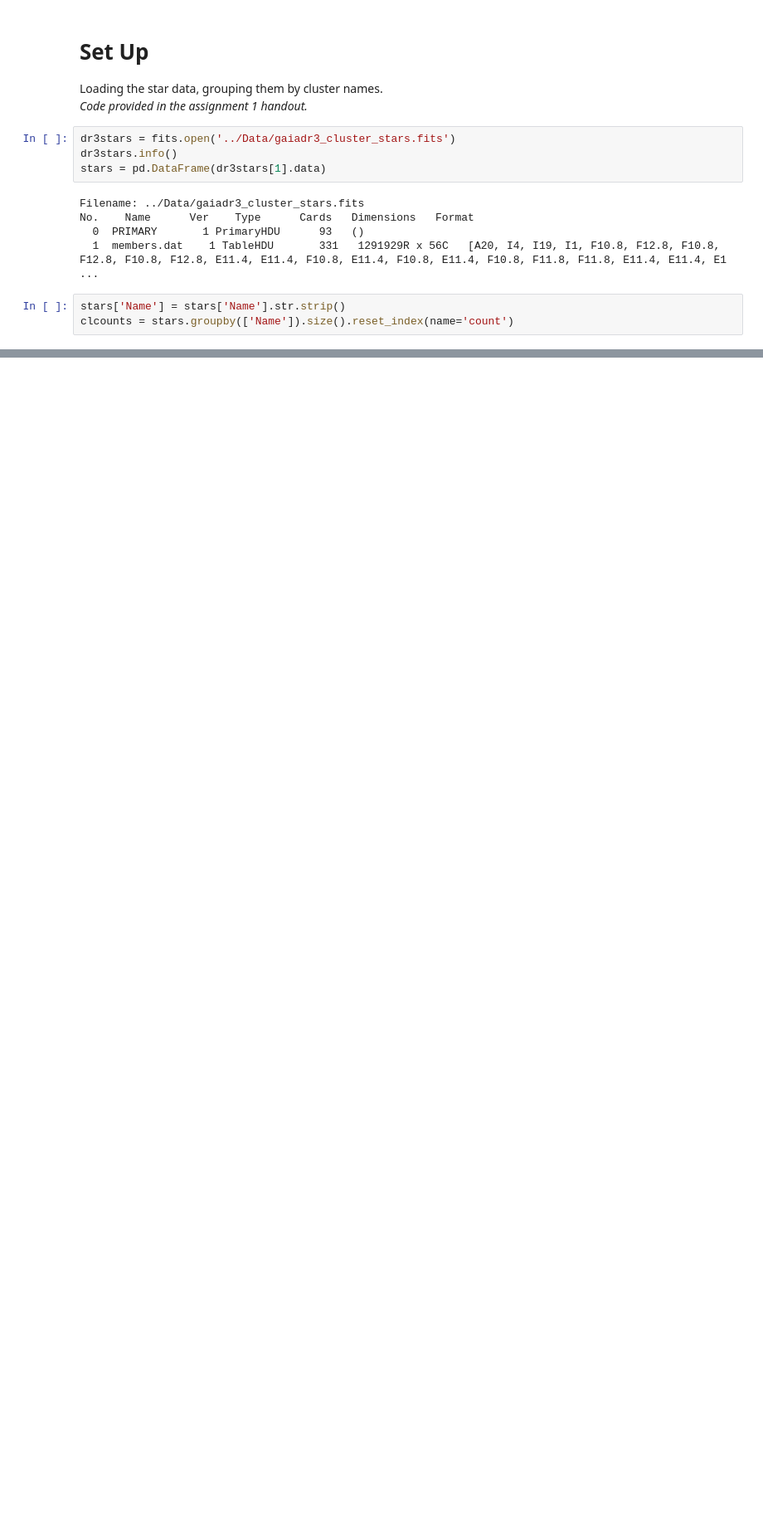
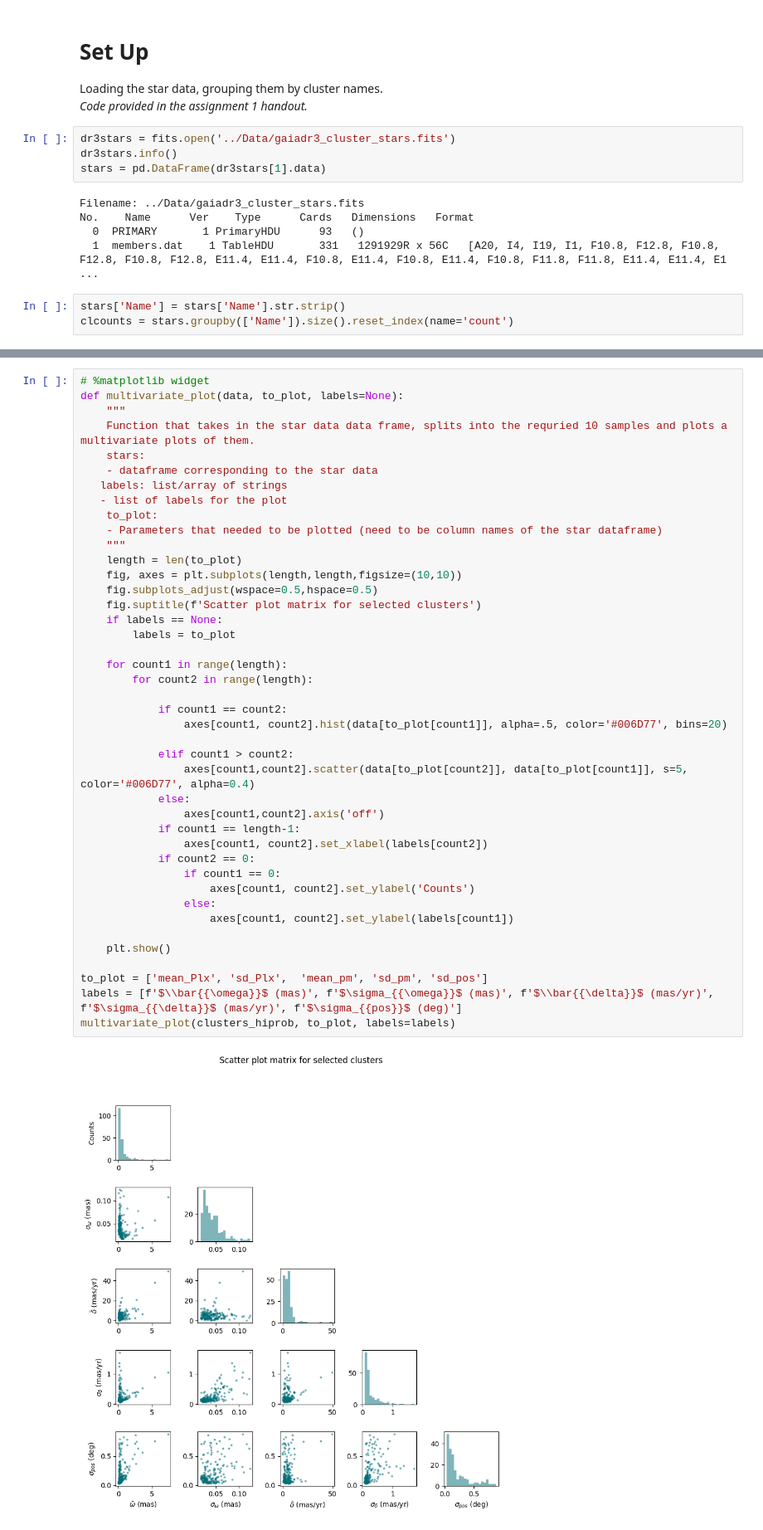
Before and after one commit to ShashanthS/Statistical-Methods, a Jupyter notebook: Assignment 2/StatMethods_Assignment2_ShashanthSriramanathan.ipynb, the cells around one changed output, grey strips where cells are left out. Shown at 83% size. Cells and saved outputs as stored; diff of their text form; blank space fills up the shorter version.

```diff
--- a/Assignment 2/StatMethods_Assignment2_ShashanthSriramanathan.ipynb
+++ b/Assignment 2/StatMethods_Assignment2_ShashanthSriramanathan.ipynb
@@ -53,0 +120,44 @@ reduce_data(stars)
+# %%
+# %matplotlib widget
+def multivariate_plot(data, to_plot, labels=None):
+    """
+    Function that takes in the star data data frame, splits into the requried 10 samples and plots a multivariate plots of them.
+    stars:
+    - dataframe corresponding to the star data
+   labels: list/array of strings
+   - list of labels for the plot
+    to_plot:
+    - Parameters that needed to be plotted (need to be column names of the star dataframe)
+    """
+    length = len(to_plot)
+    fig, axes = plt.subplots(length,length,figsize=(10,10))
+    fig.subplots_adjust(wspace=0.5,hspace=0.5)
+    fig.suptitle(f'Scatter plot matrix for selected clusters')
+    if labels == None:
+        labels = to_plot
+
+    for count1 in range(length):
+        for count2 in range(length):
+
+            if count1 == count2:
+                axes[count1, count2].hist(data[to_plot[count1]], alpha=.5, color='#006D77', bins=20)
+
+            elif count1 > count2:
+                axes[count1,count2].scatter(data[to_plot[count2]], data[to_plot[count1]], s=5, color='#006D77', alpha=0.4)
+            else:
+                axes[count1,count2].axis('off')
+            if count1 == length-1:
+                axes[count1, count2].set_xlabel(labels[count2])
+            if count2 == 0:
+                if count1 == 0:
+                    axes[count1, count2].set_ylabel('Counts')
+                else:
+                    axes[count1, count2].set_ylabel(labels[count1])
+
+    plt.show()
+
+to_plot = ['mean_Plx', 'sd_Plx',  'mean_pm', 'sd_pm', 'sd_pos']
+labels = [f'$\\bar{{\omega}}$ (mas)', f'$\sigma_{{\omega}}$ (mas)', f'$\\bar{{\delta}}$ (mas/yr)', f'$\sigma_{{\delta}}$ (mas/yr)', f'$\sigma_{{pos}}$ (deg)']
+multivariate_plot(clusters_hiprob, to_plot, labels=labels)
+# %% [output]
+[figure, added]
```
Also changed, not shown: parts of 34 cells of this notebook.
